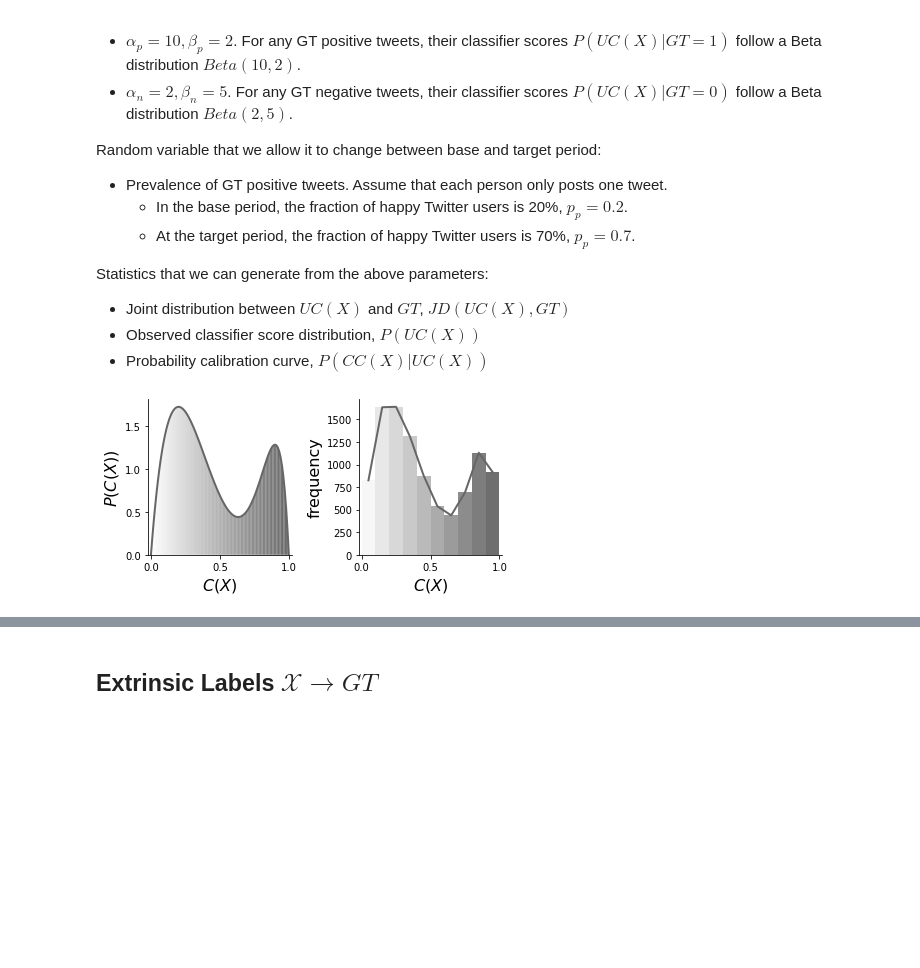
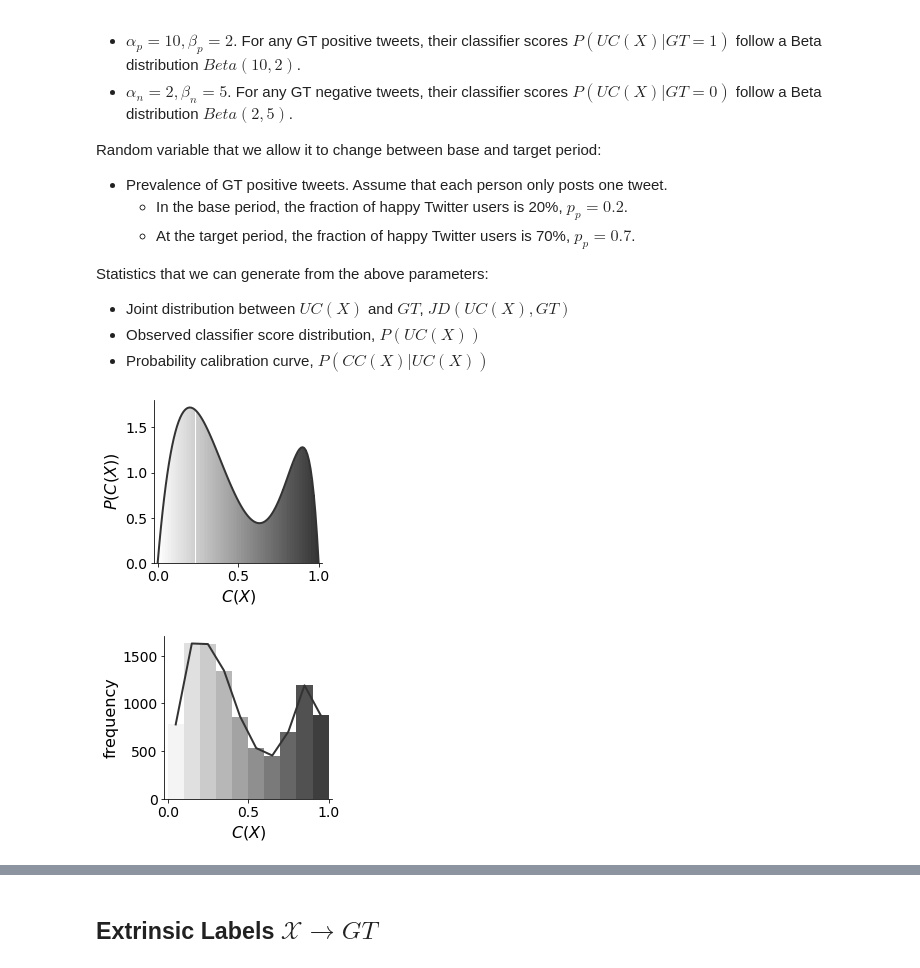
Before and after one commit to avalanchesiqi/pyquantifier, a Jupyter notebook: examples/Sec0-Data-Generating.ipynb, the cells around one changed output, grey strips where cells are left out. Saved outputs shown, nothing was run; the diff lists cells and outputs as text; code cells hidden in the pictures; blank space fills up the shorter version.

```diff
--- a/examples/Sec0-Data-Generating.ipynb
+++ b/examples/Sec0-Data-Generating.ipynb
@@ -89,9 +81,10 @@ Statistics that we can generate from the above parameters:
 - Observed classifier score distribution, $P(UC(X))$
 - Probability calibration curve, $P(CC(X)|UC(X))$
 # %%
-mixture_model_rv = MixtureModel([stats.beta(10, 2), stats.beta(2, 5)], weights=[0.3, 0.7])
+mixture_distribution_rv = MixtureDistribution([stats.beta(10, 2), stats.beta(2, 5)], weights=[0.3, 0.7])
+mixture_distribution_rv.plot_pdf()
+mixture_distribution_rv.plot_sample_hist(size=10000, color=unknown_color)
+# %% [output]
+[figure, added]
+[figure, added]
-# %%
-mixture_model_rv.plot_pdf_and_hist(size=10000, color=unknown_color)
-# %% [output]
-[figure, removed]
 # %%
```
Also changed, not shown: parts of 11 cells of this notebook, 8 other files.
